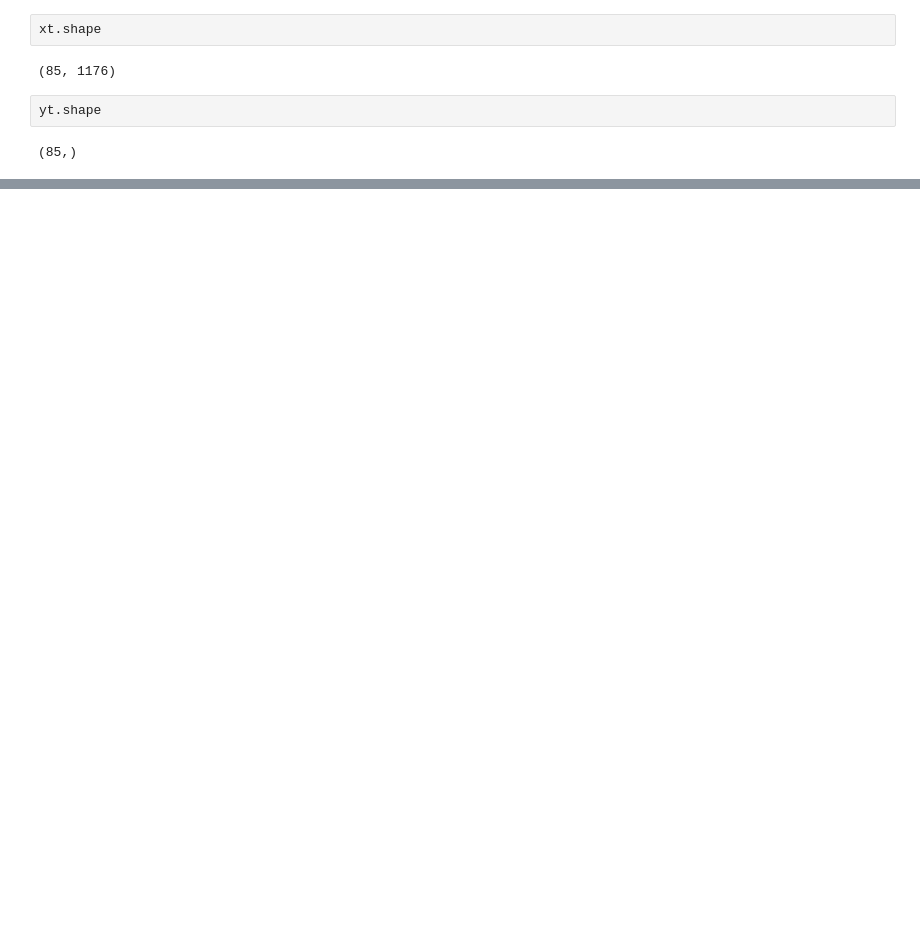
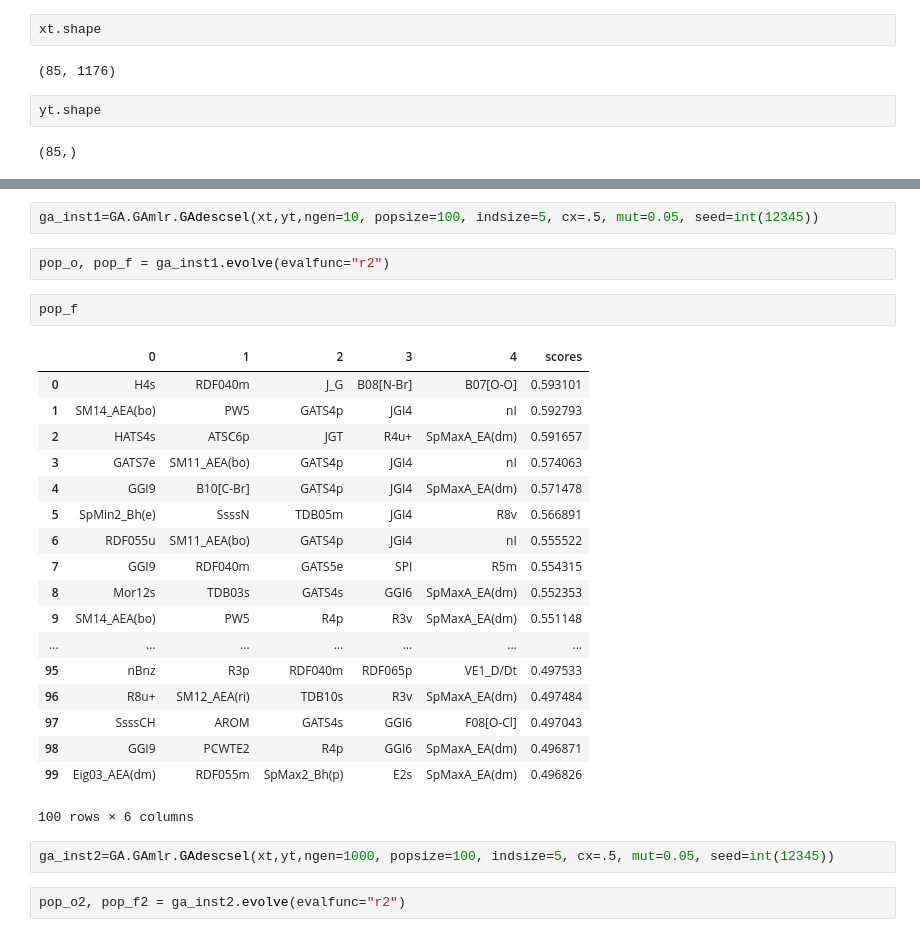
Before and after one commit to lisabang/deapVS, a Jupyter notebook: docs/simulations_chemical_thyroid_hormone_receptor_beta.ipynb, the cells around one changed output, grey strips where cells are left out. Saved outputs shown, nothing was run; the diff lists cells and outputs as text; blank space fills up the shorter version.

```diff
--- a/docs/simulations_chemical_thyroid_hormone_receptor_beta.ipynb
+++ b/docs/simulations_chemical_thyroid_hormone_receptor_beta.ipynb
@@ -249,0 +64,29 @@ To use the future default and silence this warning we advise to pass `rcond=None
+# %%
+ga_inst1=GA.GAmlr.GAdescsel(xt,yt,ngen=10, popsize=100, indsize=5, cx=.5, mut=0.05, seed=int(12345))
+# %%
+pop_o, pop_f = ga_inst1.evolve(evalfunc="r2")
+# %%
+pop_f
+# %% [output]
+|  | 0 | 1 | 2 | 3 | 4 | scores |
+| 0 | H4s | RDF040m | J_G | B08[N-Br] | B07[O-O] | 0.593101 |
+| 1 | SM14_AEA(bo) | PW5 | GATS4p | JGI4 | nI | 0.592793 |
+| 2 | HATS4s | ATSC6p | JGT | R4u+ | SpMaxA_EA(dm) | 0.591657 |
+| 3 | GATS7e | SM11_AEA(bo) | GATS4p | JGI4 | nI | 0.574063 |
+| 4 | GGI9 | B10[C-Br] | GATS4p | JGI4 | SpMaxA_EA(dm) | 0.571478 |
+| 5 | SpMin2_Bh(e) | SsssN | TDB05m | JGI4 | R8v | 0.566891 |
+| 6 | RDF055u | SM11_AEA(bo) | GATS4p | JGI4 | nI | 0.555522 |
+| 7 | GGI9 | RDF040m | GATS5e | SPI | R5m | 0.554315 |
+| 8 | Mor12s | TDB03s | GATS4s | GGI6 | SpMaxA_EA(dm) | 0.552353 |
+| 9 | SM14_AEA(bo) | PW5 | R4p | R3v | SpMaxA_EA(dm) | 0.551148 |
+| ... | ... | ... | ... | ... | ... | ... |
+| 95 | nBnz | R3p | RDF040m | RDF065p | VE1_D/Dt | 0.497533 |
+| 96 | R8u+ | SM12_AEA(ri) | TDB10s | R3v | SpMaxA_EA(dm) | 0.497484 |
+| 97 | SsssCH | AROM | GATS4s | GGI6 | F08[O-Cl] | 0.497043 |
+| 98 | GGI9 | PCWTE2 | R4p | GGI6 | SpMaxA_EA(dm) | 0.496871 |
+| 99 | Eig03_AEA(dm) | RDF055m | SpMax2_Bh(p) | E2s | SpMaxA_EA(dm) | 0.496826 |
+100 rows × 6 columns
+# %%
+ga_inst2=GA.GAmlr.GAdescsel(xt,yt,ngen=1000, popsize=100, indsize=5, cx=.5, mut=0.05, seed=int(12345))
+# %%
+pop_o2, pop_f2 = ga_inst2.evolve(evalfunc="r2")
```
Also changed, not shown: parts of 19 cells of this notebook, 1 other file.
